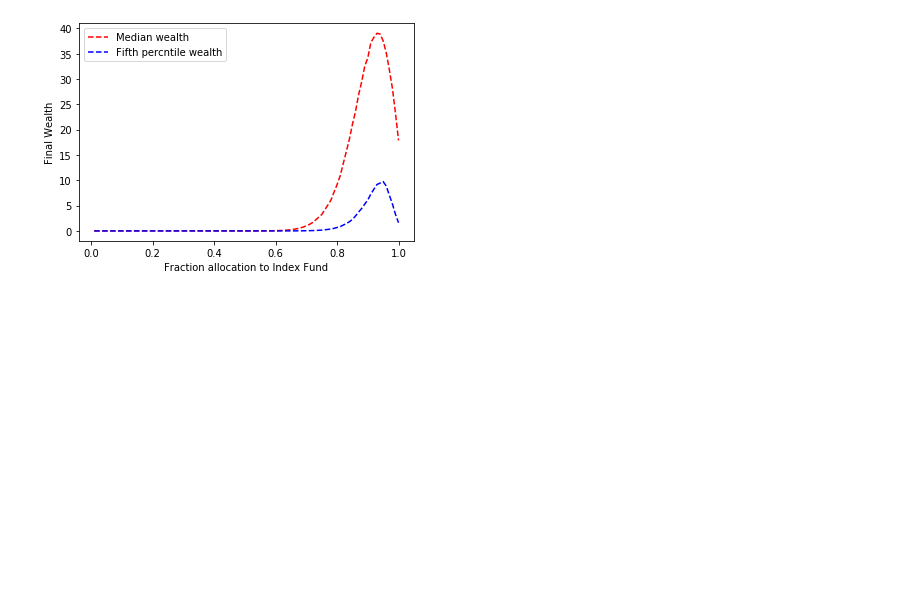
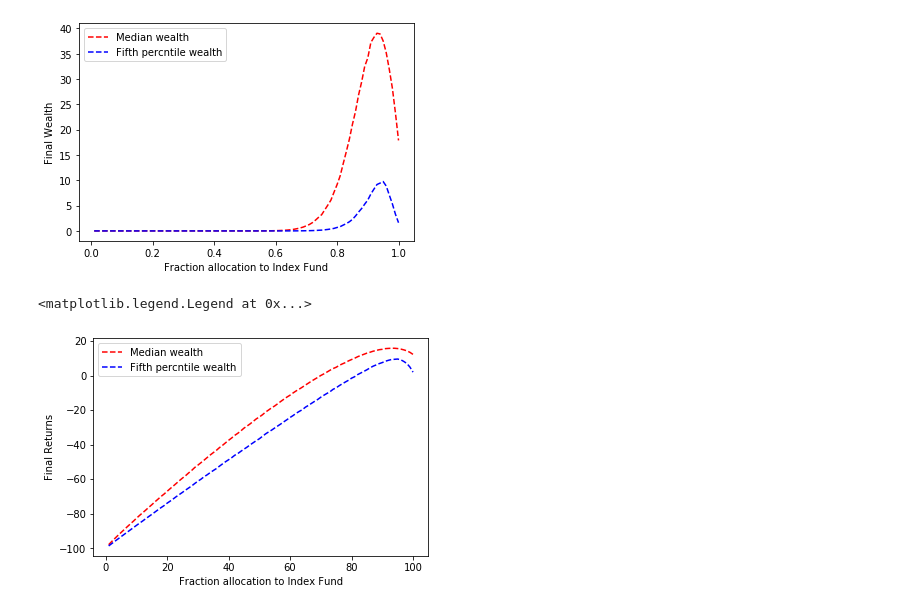
Before and after one commit to hprithvi/nifty_misbehaviour, a Jupyter notebook: Safe Haven Bets.ipynb, the cells around one changed output. Drawn from its saved outputs; the diff is of its cells as text; code cells hidden in the pictures; blank space fills up the shorter version.

```diff
--- a/Safe Haven Bets.ipynb
+++ b/Safe Haven Bets.ipynb
@@ -263,14 +286,32 @@ plt.legend([ 'Median wealth', 'Fifth percntile wealth'],loc = 'upper left')
 insur_index_wealth = nifty_random_walk.GeometricWalkIndexInsurance(10, -10)
 # %%
 x_axis = list(insur_index_wealth[0].keys())
-y_axis_median = list(insur_index_wealth[0].values())
-y_axis_fifth_perc= list(insur_index_wealth[1].values())
-plt.plot(x_axis, y_axis_median, 'r--')
+y_axis_median_insur = list(insur_index_wealth[0].values())
+y_axis_fifth_perc_insur= list(insur_index_wealth[1].values())
+plt.plot(x_axis, y_axis_median_insur, 'r--')
 
-plt.plot(x_axis, y_axis_fifth_perc, 'b--')
+plt.plot(x_axis, y_axis_fifth_perc_insur, 'b--')
 plt.xlabel('Fraction allocation to Index Fund')
 plt.ylabel('Final Wealth')
 plt.legend([ 'Median wealth', 'Fifth percntile wealth'],loc = 'upper left')
 # %% [output]
 <matplotlib.legend.Legend at 0x...>
 [figure]
+# %%
+insur_index_percent_median_returns = []
+insur_index_percent_fifth_returns = []
+investment_horizon =25
+for i in y_axis_median_insur:
+    insur_index_percent_median_returns.append(ReturnFromWealth(i, investment_horizon))
+for j in y_axis_fifth_perc_insur:
+    insur_index_percent_fifth_returns.append(ReturnFromWealth(j, investment_horizon))
+# %%
+plt.plot(x_axis, insur_index_percent_median_returns, 'r--')
+
+plt.plot(x_axis, insur_index_percent_fifth_returns, 'b--')
+plt.xlabel('Fraction allocation to Index Fund')
+plt.ylabel('Final Returns')
+plt.legend([ 'Median wealth', 'Fifth percntile wealth'],loc = 'upper left')
+# %% [output]
+<matplotlib.legend.Legend at 0x...>
+[figure, added]
```
Also changed, not shown: parts of 9 cells of this notebook.
